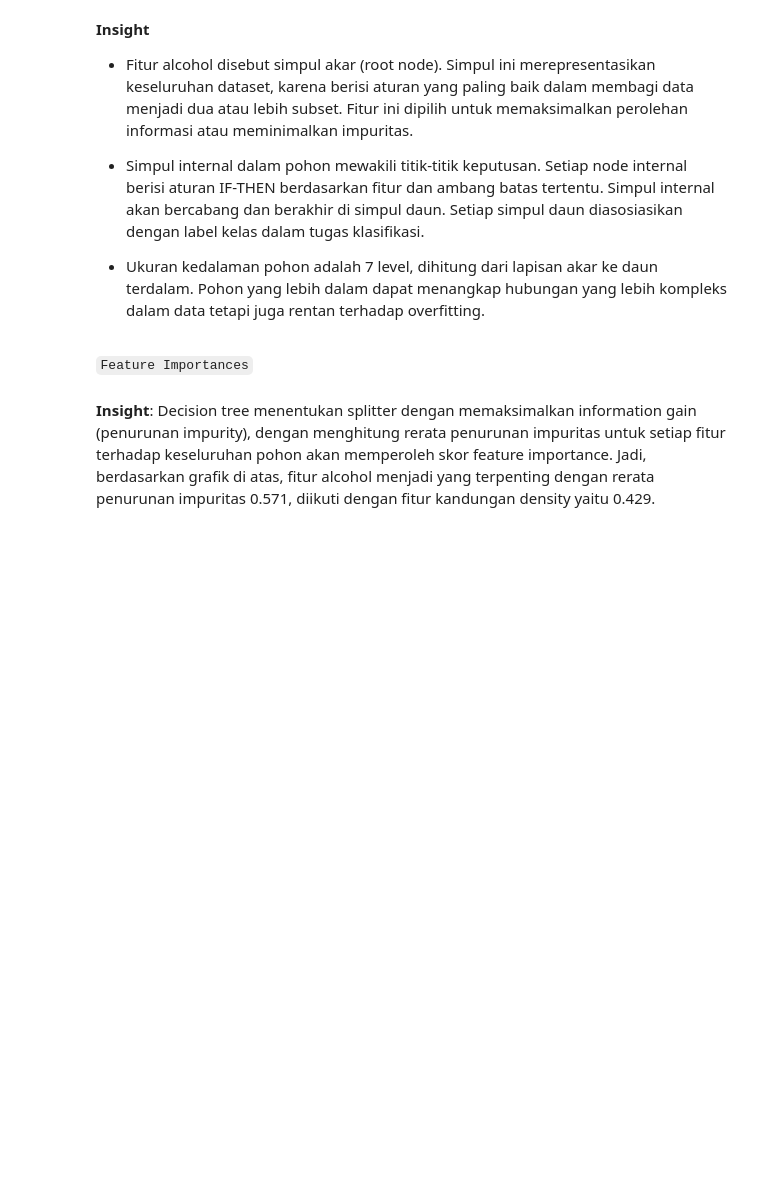
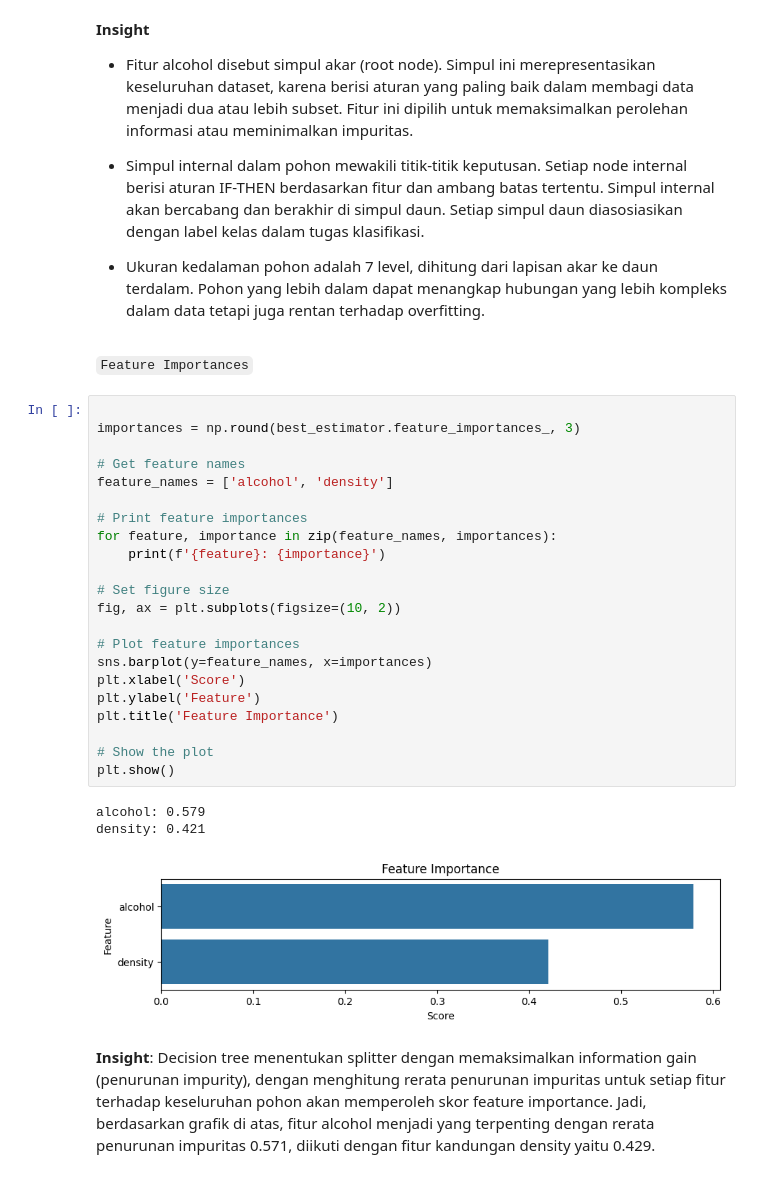
Before and after one commit to fikigayo/Bootcamp-Purwadhika, a Jupyter notebook: modul-3/m3_s6_decision_tree_blank.ipynb, the cells around one changed output. Saved outputs shown, nothing was run; the diff lists cells and outputs as text; blank space fills up the shorter version.

```diff
--- a/modul-3/m3_s6_decision_tree_blank.ipynb
+++ b/modul-3/m3_s6_decision_tree_blank.ipynb
@@ -514,6 +551,32 @@ Model training accuracy <function accuracy_score at 0x...>
 - Ukuran kedalaman pohon adalah 7 level, dihitung dari lapisan akar ke daun terdalam. Pohon yang lebih dalam dapat menangkap hubungan yang lebih kompleks dalam data tetapi juga rentan terhadap overfitting.
 # %% [markdown]
 `Feature Importances`
+# %%
+
+importances = np.round(best_estimator.feature_importances_, 3)
+
+# Get feature names
+feature_names = ['alcohol', 'density']
+
+# Print feature importances
+for feature, importance in zip(feature_names, importances):
+    print(f'{feature}: {importance}')
+
+# Set figure size
+fig, ax = plt.subplots(figsize=(10, 2))
+
+# Plot feature importances
+sns.barplot(y=feature_names, x=importances)
+plt.xlabel('Score')
+plt.ylabel('Feature')
+plt.title('Feature Importance')
+
+# Show the plot
+plt.show()
+# %% [output]
+alcohol: 0.579
+density: 0.421
+[figure, added]
 # %% [markdown]
 **Insight**: Decision tree menentukan splitter dengan memaksimalkan information gain (penurunan impurity), dengan menghitung rerata penurunan impuritas untuk setiap fitur terhadap keseluruhan pohon akan memperoleh skor feature importance. Jadi, berdasarkan grafik di atas, fitur alcohol menjadi yang terpenting dengan rerata penurunan impuritas 0.571, diikuti dengan fitur kandungan density yaitu 0.429.
 # %% [markdown]
```
Also changed, not shown: parts of 4 cells of this notebook, 6 other files.
